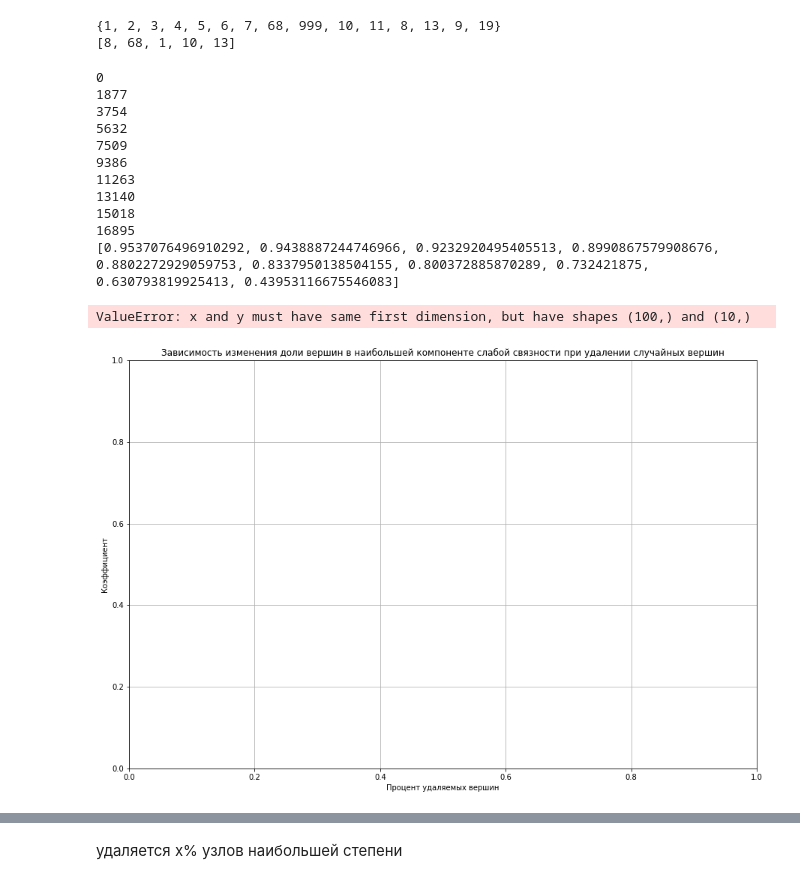
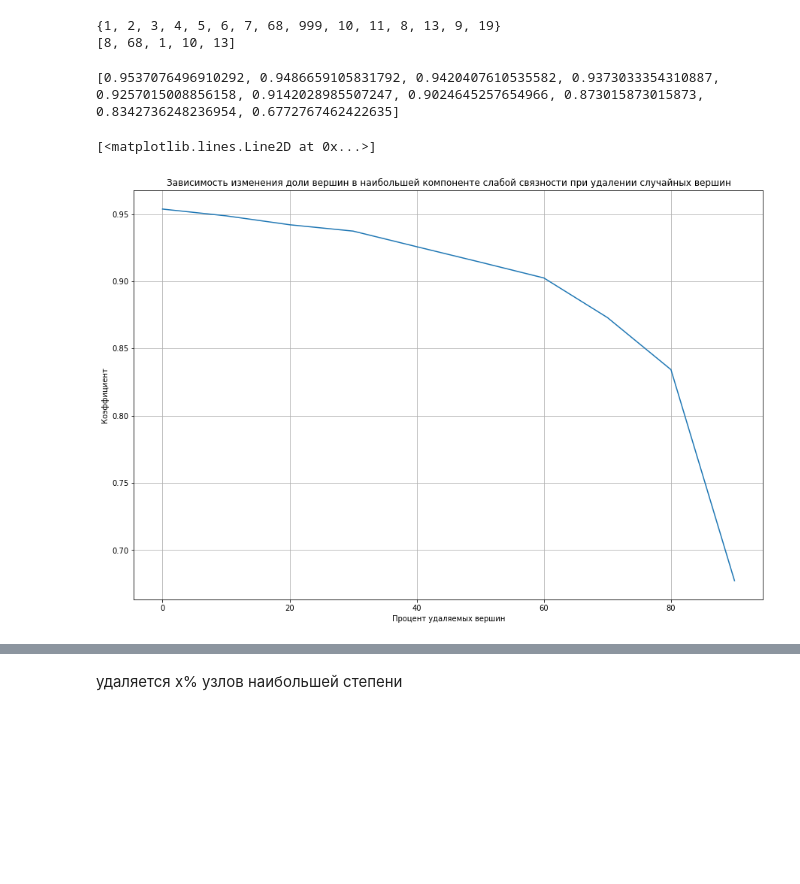
Before and after one commit to imalinowski/FiniteGraphs, a Jupyter notebook: graphs.ipynb, the cells around one changed output, grey strips where cells are left out. Drawn from its saved outputs; the diff is of its cells as text; code cells hidden in the pictures; blank space fills up the shorter version.

```diff
--- a/graphs.ipynb
+++ b/graphs.ipynb
@@ -671,42 +621,35 @@ max_component_test_after_delete = set(max_component_test) - set(nodes_to_delete_
 {1, 2, 3, 4, 5, 6, 7, 68, 999, 10, 11, 8, 13, 9, 19}
 [8, 68, 1, 10, 13]
 # %%
-# node_numbers_to_delete = [2, 4, 8, 16, 32, 64, 78 ,128, 200 ,256, 315, 450, 512, 600, 712, 827, 901, 1024, 1500, 2048, 3000, 3500, 4096, 5000, 6000, 7000, 8182, 9000, 10000, 16364]
-
 nodes_astro = set([*df_astro["u"].unique(), *df_astro["v"].unique()])
 nodes_astro_len = len(nodes_astro)
 node_proportions = []
 for i in range(0,100, 10):
     number = round(nodes_astro_len*i*0.01)
-    print(number)
     nodes_to_delete_astro = random.sample(list(nodes_astro), k=number)
 
-    graph_edges_astro_after_delete = [edge for edge in df_astro.values if edge[0] not in nodes_to_delete_astro and edge[1] not in nodes_to_delete_astro]
+    nodes_to_delete_astro_df = pd.DataFrame(nodes_to_delete_astro)
+    df_astro_after_delete = df_astro[~df_astro.u.isin(nodes_to_delete_astro)]
+    df_astro_after_delete = df_astro_after_delete[~df_astro_after_delete.v.isin(nodes_to_delete_astro)]
+    graph_edges_astro_after_delete = [edge for edge in df_astro_after_delete.values]
+
+    left = len(set([*df_astro_after_delete["u"].unique(), *df_astro_after_delete["v"].unique()]))
+
     graph_components_astro_after_delete = find_components(graph_edges_astro_after_delete)
     new_max_component_astro = max(graph_components_astro_after_delete, key=lambda i: len(i))
+    proportion = len(set(new_max_component_astro) - set(nodes_to_delete_astro))/(left)
+    node_proportions.append(proportion)
 
-    proportion = len(set(new_max_component_astro) - set(nodes_to_delete_astro))/(nodes_astro_len-number)
-    node_proportions.append(proportion)
 
 print(node_proportions)
 plt.figure(figsize=(15, 10))
 plt.title("Зависимость изменения доли вершин в наибольшей компоненте слабой связности при удалении случайных вершин")
 plt.xlabel("Процент удаляемых вершин")
 plt.ylabel("Коэффициент")
 plt.grid()
-node_numbers_to_delete = [i for i in range(100)]
+node_numbers_to_delete = [i for i in range(0,100,10)]
 plt.plot(node_numbers_to_delete, node_proportions)
 # %% [output]
-0
-1877
-3754
-5632
-7509
-9386
-11263
-13140
-15018
-16895
-[0.9537076496910292, 0.9438887244746966, 0.9232920495405513, 0.8990867579908676, 0.8802272929059753, 0.8337950138504155, 0.800372885870289, 0.732421875, 0.630793819925413, 0.43953116675546083]
+[0.9537076496910292, 0.9486659105831792, 0.9420407610535582, 0.9373033354310887, 0.9257015008856158, 0.9142028985507247, 0.9024645257654966, 0.873015873015873, 0.8342736248236954, 0.6772767462422635]
-ValueError: x and y must have same first dimension, but have shapes (100,) and (10,)
+[<matplotlib.lines.Line2D at 0x...>]
-[figure, old version]
+[figure, new version]
```
Also changed, not shown: parts of 41 cells of this notebook.
